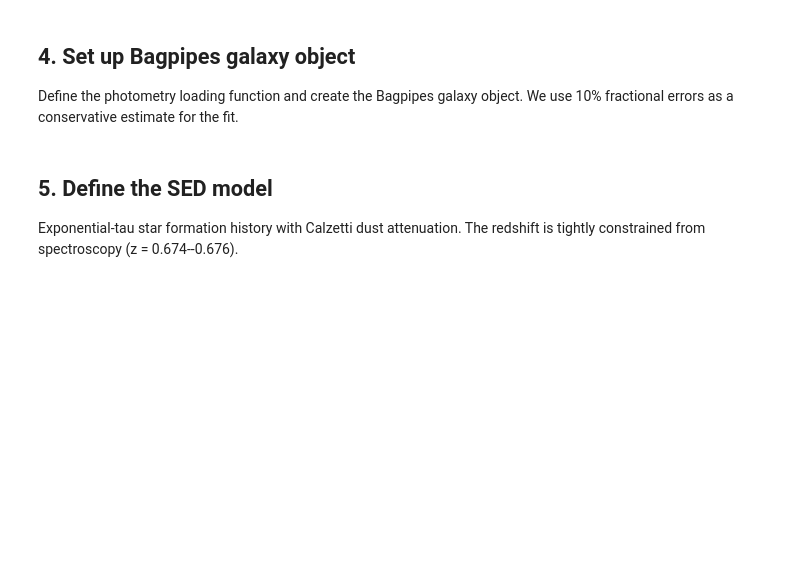
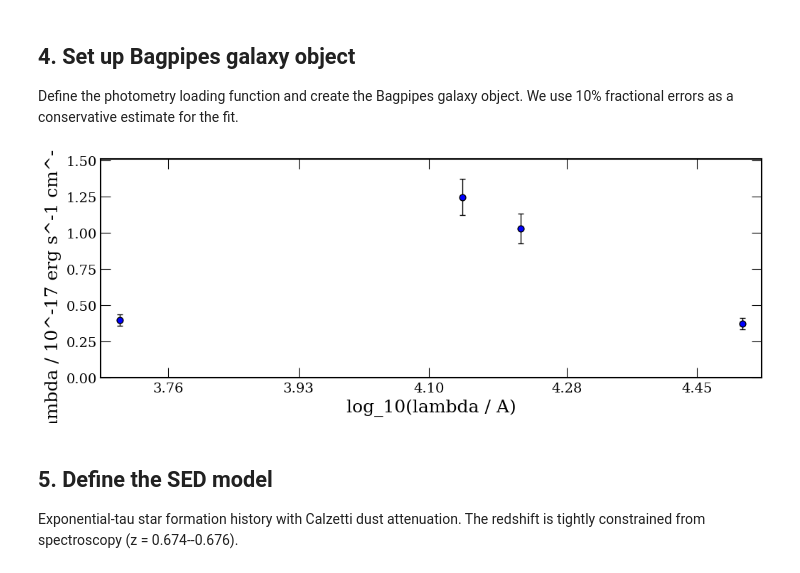
Before and after one commit to rodelcr/AGEL0206_kinematics_and_photometry, a Jupyter notebook: notebooks/02_streamlined_Bagpipes_SED.ipynb, the cells around one changed output. Drawn from its saved outputs; the diff is of its cells as text; code cells hidden in the pictures; blank space fills up the shorter version.

```diff
--- a/notebooks/02_streamlined_Bagpipes_SED.ipynb
+++ b/notebooks/02_streamlined_Bagpipes_SED.ipynb
@@ -107,23 +113,25 @@ We use 10% fractional errors as a conservative estimate for the fit.
 # %%
 # Use 10% fractional errors (conservative, accounts for systematics)
 fluxes_lambda_error_fit = np.array([0.1, 0.1, 0.1, 0.1]) * fluxes_lambda
 
 def load_data(ID):
     """Return photometry array for Bagpipes: [flux, error] per filter."""
     return np.array([fluxes_lambda.value, fluxes_lambda_error_fit.value]).T
 
-# Filter list must match the .dat files in the working directory
+# Filter list must match the .dat files — paths relative to notebooks/ directory
 filt_list = [
-    'HST_WFC3_UVIS1.F200LP.dat',
-    'HST_WFC3_IR.F140W.dat',
-    'JWST_NIRCam.F150W2.dat',
-    'JWST_NIRCam.F322W2.dat'  # Case must match actual filename on Linux
+    '../HST_WFC3_UVIS1.F200LP.dat',
+    '../HST_WFC3_IR.F140W.dat',
+    '../JWST_NIRCam.F150W2.dat',
+    '../JWST_NIRCam.F322W2.dat'
 ]
 
 # Create the Bagpipes galaxy object
 galaxy = pipes.galaxy("0206_real", load_data, spectrum_exists=False,
                        filt_list=filt_list, phot_units='ergscma')
 fig = galaxy.plot()
+# %% [output]
+[figure, added]
 # %% [markdown]
 ## 5. Define the SED model
 
```
Also changed, not shown: parts of 8 cells of this notebook, 36 other files.
